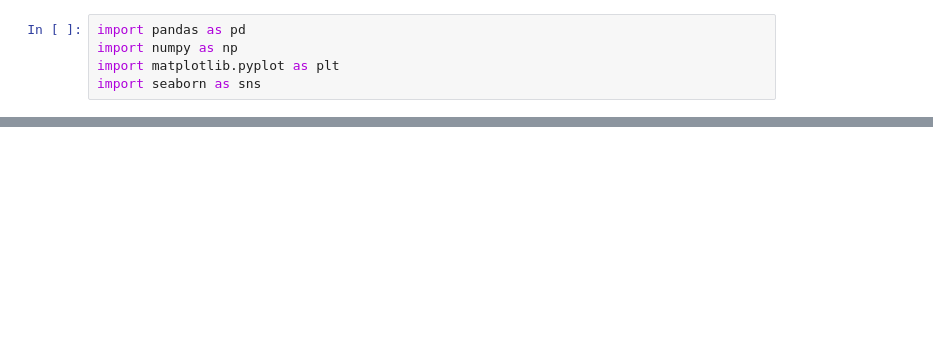
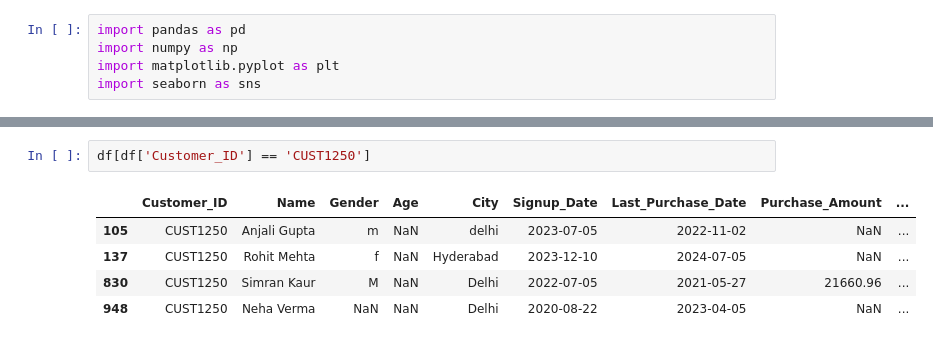
Before and after one commit to priyayadav2004/Customer-Sales-Analysis, a Jupyter notebook: sales.ipynb, the cells around one changed output, grey strips where cells are left out. Cells and saved outputs as stored; diff of their text form; blank space fills up the shorter version.

```diff
--- a/sales.ipynb
+++ b/sales.ipynb
@@ -35,0 +140,8 @@ memory usage: 1.3+ GB
+# %%
+df[df['Customer_ID'] == 'CUST1250']
+# %% [output]
+|  | Customer_ID | Name | Gender | Age | City | Signup_Date | Last_Purchase_Date | Purchase_Amount | ... |
+| 105 | CUST1250 | Anjali Gupta | m | NaN | delhi | 2023-07-05 | 2022-11-02 | NaN | ... |
+| 137 | CUST1250 | Rohit Mehta | f | NaN | Hyderabad | 2023-12-10 | 2024-07-05 | NaN | ... |
+| 830 | CUST1250 | Simran Kaur | M | NaN | Delhi | 2022-07-05 | 2021-05-27 | 21660.96 | ... |
+| 948 | CUST1250 | Neha Verma | NaN | NaN | Delhi | 2020-08-22 | 2023-04-05 | NaN | ... |
```
Also changed, not shown: parts of 83 cells of this notebook, 1 other file.
